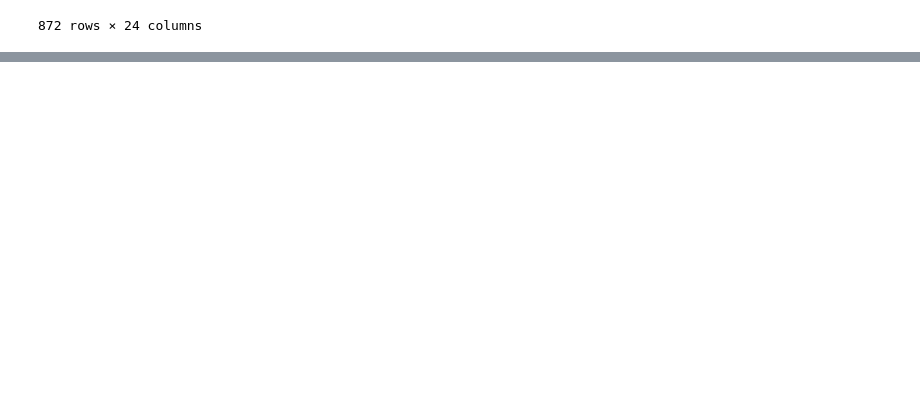
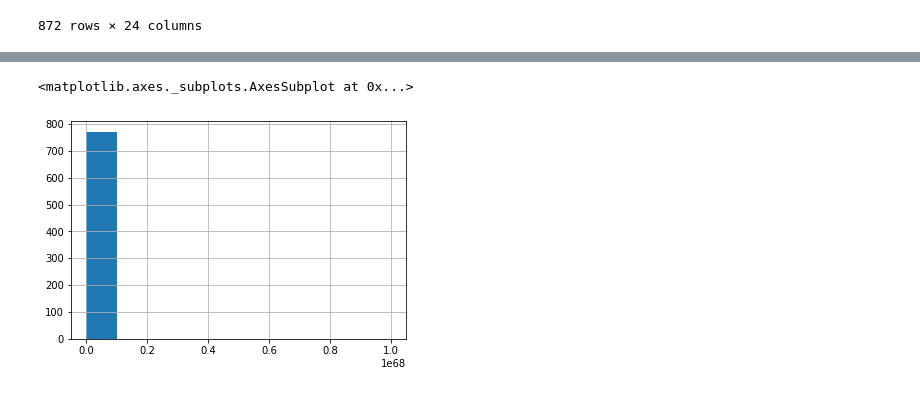
Before and after one commit to maskot1977/Python2020, a Jupyter notebook: 75.ipynb, the cells around one changed output, grey strips where cells are left out. Cells and saved outputs as stored; diff of their text form; code cells hidden in the pictures; blank space fills up the shorter version.

```diff
--- a/75.ipynb
+++ b/75.ipynb
@@ -48,0 +81,5 @@ df
+# %%
+df2["Q16. 今、バイトは週何時間くらい？"].hist()
+# %% [output]
+<matplotlib.axes._subplots.AxesSubplot at 0x...>
+[figure, added]
```
Also changed, not shown: parts of 22 cells of this notebook.
